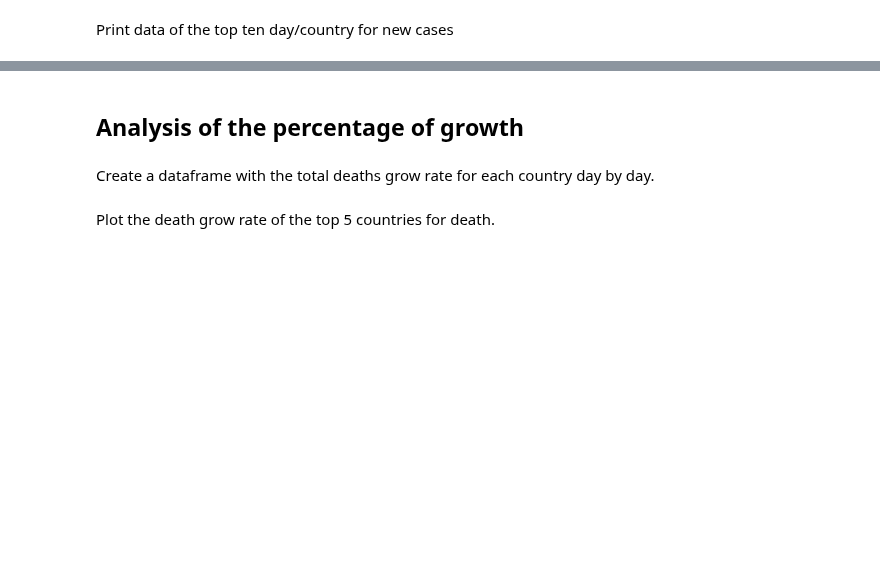
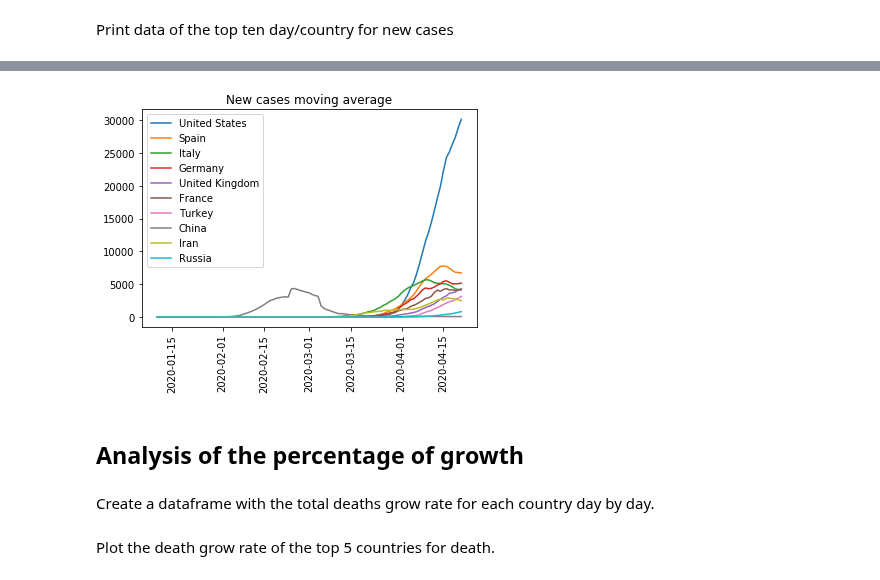
Before and after one commit to Mattia81/DataScienceForBusiness, a Jupyter notebook: World_analysis/world_analysis.ipynb, the cells around one changed output, grey strips where cells are left out. Drawn from its saved outputs; the diff is of its cells as text; code cells hidden in the pictures; blank space fills up the shorter version.

```diff
--- a/World_analysis/world_analysis.ipynb
+++ b/World_analysis/world_analysis.ipynb
@@ -472,3 +537,11 @@ df_new_cases.head(10)
+# %%
+'''
+@Luca
+Fare qui la stessa cosa fatta per i nuovi morti, ma relativa ai nuovi
+casi.
+'''
+# %% [output]
+[figure, added]
 # %% [markdown]
 ## Analysis of the percentage of growth
 # %% [markdown]
```
Also changed, not shown: parts of 33 cells of this notebook.
